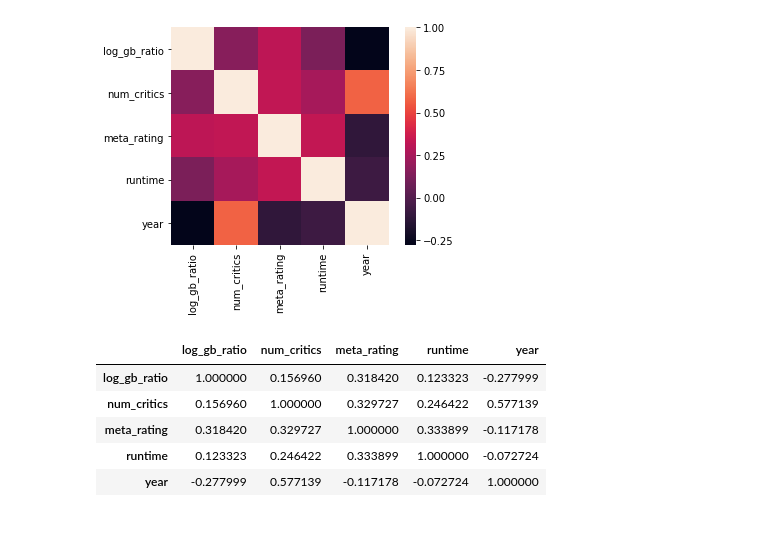
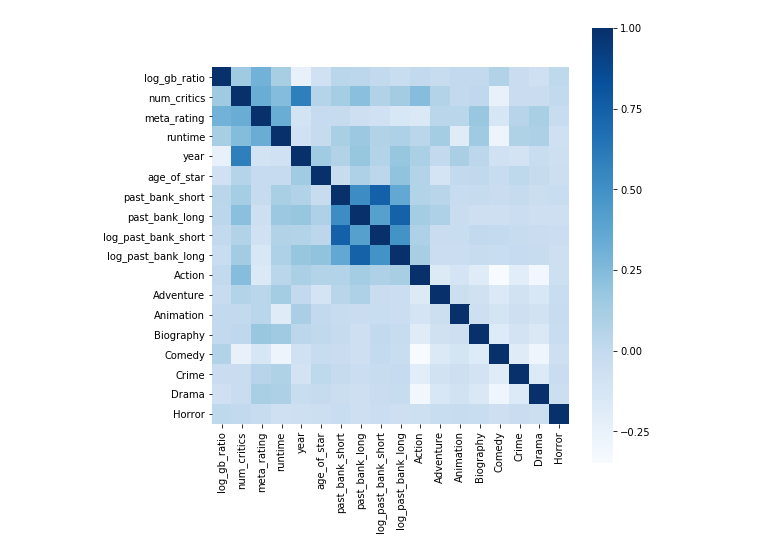
Before and after one commit to yiuhyuk/Project_2_Metis, a Jupyter notebook: lin_reg_analysis.ipynb, the cells around one changed output. Saved outputs shown, nothing was run; the diff lists cells and outputs as text; code cells hidden in the pictures; blank space fills up the shorter version.

```diff
--- a/lin_reg_analysis.ipynb
+++ b/lin_reg_analysis.ipynb
@@ -23,6 +75,7 @@ to_numeric_cols = ['budget','imdb_rating','meta_rating','runtime','usa_gross']
 for i in to_numeric_cols:
     final_df[i] = pd.DataFrame(final_df[i], dtype='float')
 final_df['year'] = pd.DataFrame(final_df['year'], dtype='int')
+final_df['birth_year'] = pd.DataFrame(final_df['birth_year'], dtype='int')
 
 # Add interesting columns
 
@@ -32,5 +85,15 @@ final_df['log_budget'] = np.log(list(final_df['budget']))
 final_df['gross_budget_ratio'] = final_df['usa_gross'] / final_df['budget']
 final_df['log_gb_ratio'] = np.log(list(final_df['gross_budget_ratio']))
 final_df['log_gb_diff'] = final_df['log_usa_gross'] - final_df['log_budget']
+final_df['age_of_star'] = final_df['year'] - final_df['birth_year']
 
-quant_cols = ['log_gb_ratio','num_critics','meta_rating','runtime','year']
+# Narrow genres
+fix_genre_dict = {'Mystery': 'Crime', 'Romance': 'Drama', 'Fantasy': 'Adventure',
+                  'Sci-Fi': 'Adventure', 'Family': 'Animation', 'Musical': 'Animation'}
+fixed_genres = []
+for i in final_df['genres']:
+    if i in fix_genre_dict:
+        fixed_genres.append(fix_genre_dict[i])
+    else:
+        fixed_genres.append(i)
+final_df['fixed_genres'] = fixed_genres
@@ -97,17 +203,35 @@ sns.scatterplot(x='meta_rating', y='log_gb_ratio', data=final_df);
+# %%
+# Process categorical variables for regression
+
+def get_label_list(value_counts, enc):
+    col_sums = np.sum(enc, axis=0)
+    col_labels = []
+    for i in col_sums:
+        counter = 0
+        for j in value_counts:
+            if i == j:
+                col_labels.append(value_counts.index[counter])
+                break
+            counter += 1
+    return col_labels
+
+values = np.array(final_df['fixed_genres'])
+label_encoder = LabelEncoder()
+integer_encoded = label_encoder.fit_transform(values)
+integer_encoded = integer_encoded.reshape((-1,1))
+
+enc = OneHotEncoder(sparse=False, handle_unknown='ignore')
+enc_genre = enc.fit_transform(integer_encoded)
+genre_labels = get_label_list(final_df['fixed_genres'].value_counts(), enc_genre)
+
+enc_genre_df = pd.DataFrame(enc_genre, columns=genre_labels)
 # %%
 quant_df = final_df[quant_cols].copy()
 quant_df = pd.DataFrame(quant_df, dtype='float')
+quant_df = pd.concat([quant_df, enc_genre_df], axis=1)
+
 corrs = quant_df.corr()
-
-sns.heatmap(corrs, square=True);
+fig, ax = plt.subplots(figsize=(8,8))
+sns.heatmap(corrs, square=True, cmap="Blues");
 # %% [output]
-[figure, old version]
+[figure, new version]
-# %%
-corrs
-# %% [output]
-|  | log_gb_ratio | num_critics | meta_rating | runtime | year |
-| log_gb_ratio | 1.000000 | 0.156960 | 0.318420 | 0.123323 | -0.277999 |
-| num_critics | 0.156960 | 1.000000 | 0.329727 | 0.246422 | 0.577139 |
-| meta_rating | 0.318420 | 0.329727 | 1.000000 | 0.333899 | -0.117178 |
-| runtime | 0.123323 | 0.246422 | 0.333899 | 1.000000 | -0.072724 |
-| year | -0.277999 | 0.577139 | -0.117178 | -0.072724 | 1.000000 |
```
Also changed, not shown: parts of 23 cells of this notebook.
